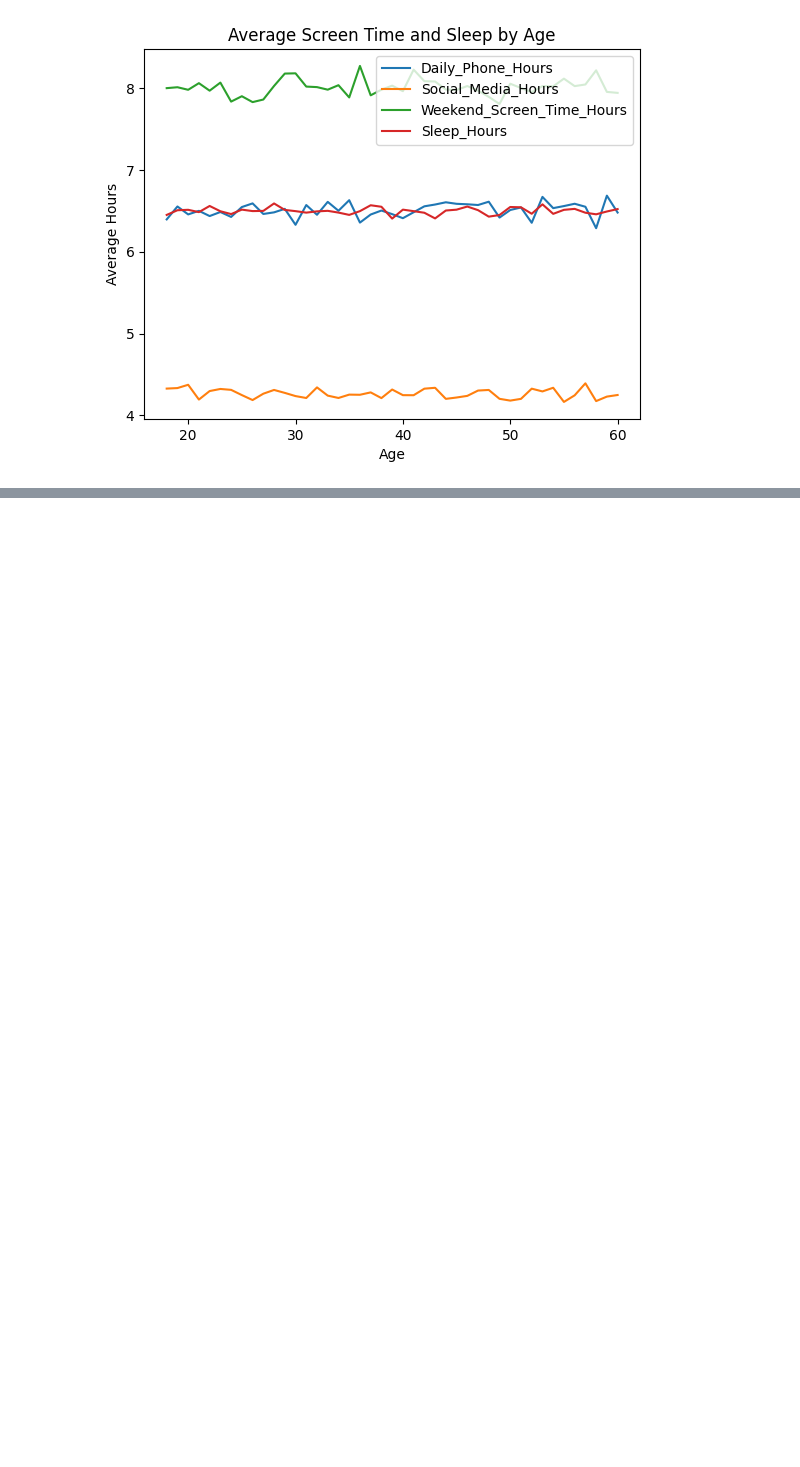
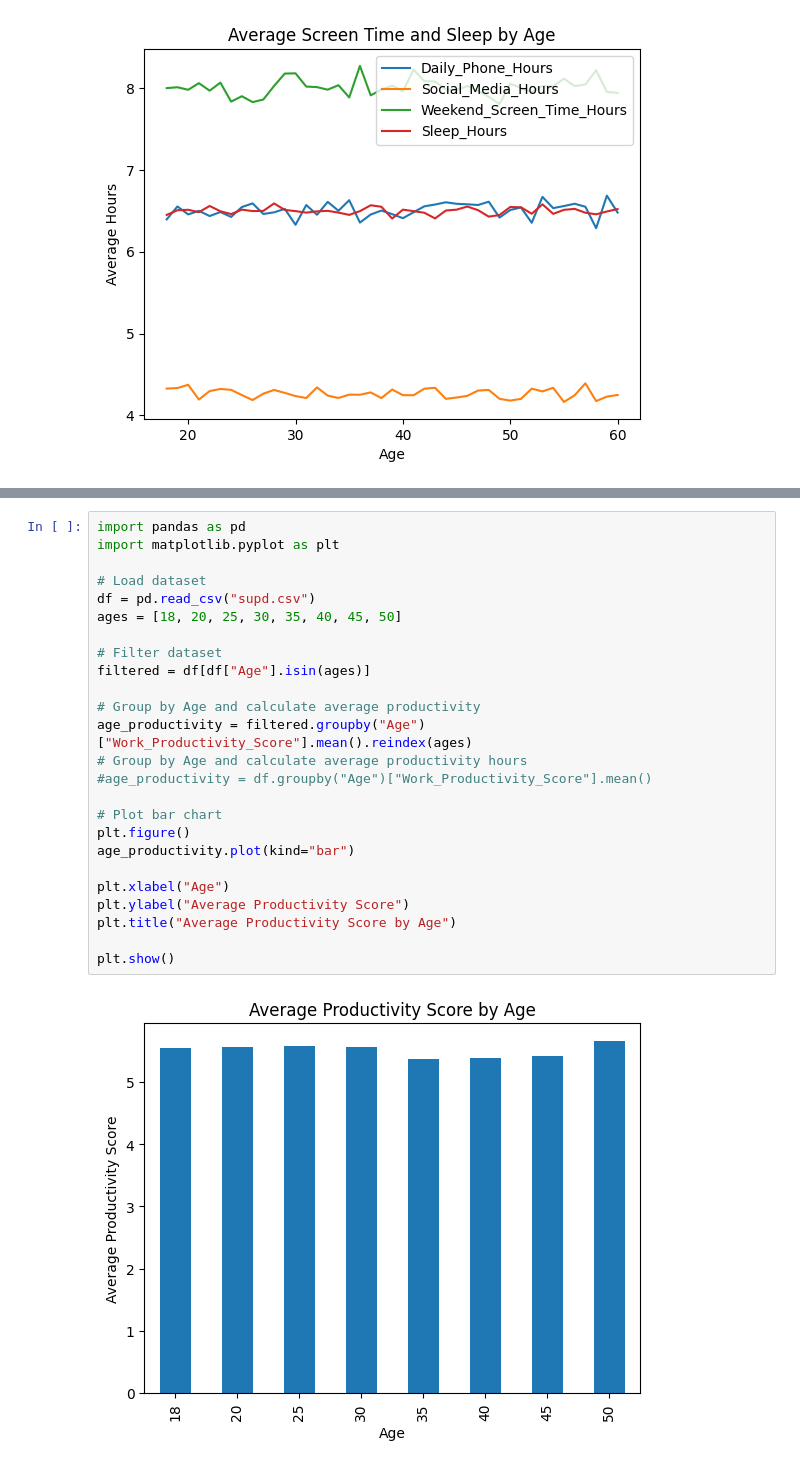
Before and after one commit to evil-dodo8144/dav-hands-on, a Jupyter notebook: lesson2.ipynb, the cells around one changed output, grey strips where cells are left out. Drawn from its saved outputs; the diff is of its cells as text; blank space fills up the shorter version.

```diff
--- a/lesson2.ipynb
+++ b/lesson2.ipynb
@@ -25,0 +70,27 @@ plt.show()
+# %%
+import pandas as pd
+import matplotlib.pyplot as plt
+
+# Load dataset
+df = pd.read_csv("supd.csv")
+ages = [18, 20, 25, 30, 35, 40, 45, 50]
+
+# Filter dataset
+filtered = df[df["Age"].isin(ages)]
+
+# Group by Age and calculate average productivity
+age_productivity = filtered.groupby("Age")["Work_Productivity_Score"].mean().reindex(ages)
+# Group by Age and calculate average productivity hours
+#age_productivity = df.groupby("Age")["Work_Productivity_Score"].mean()
+
+# Plot bar chart
+plt.figure()
+age_productivity.plot(kind="bar")
+
+plt.xlabel("Age")
+plt.ylabel("Average Productivity Score")
+plt.title("Average Productivity Score by Age")
+
+plt.show()
+# %% [output]
+[figure, added]
```
Also changed, not shown: parts of 7 cells of this notebook.
